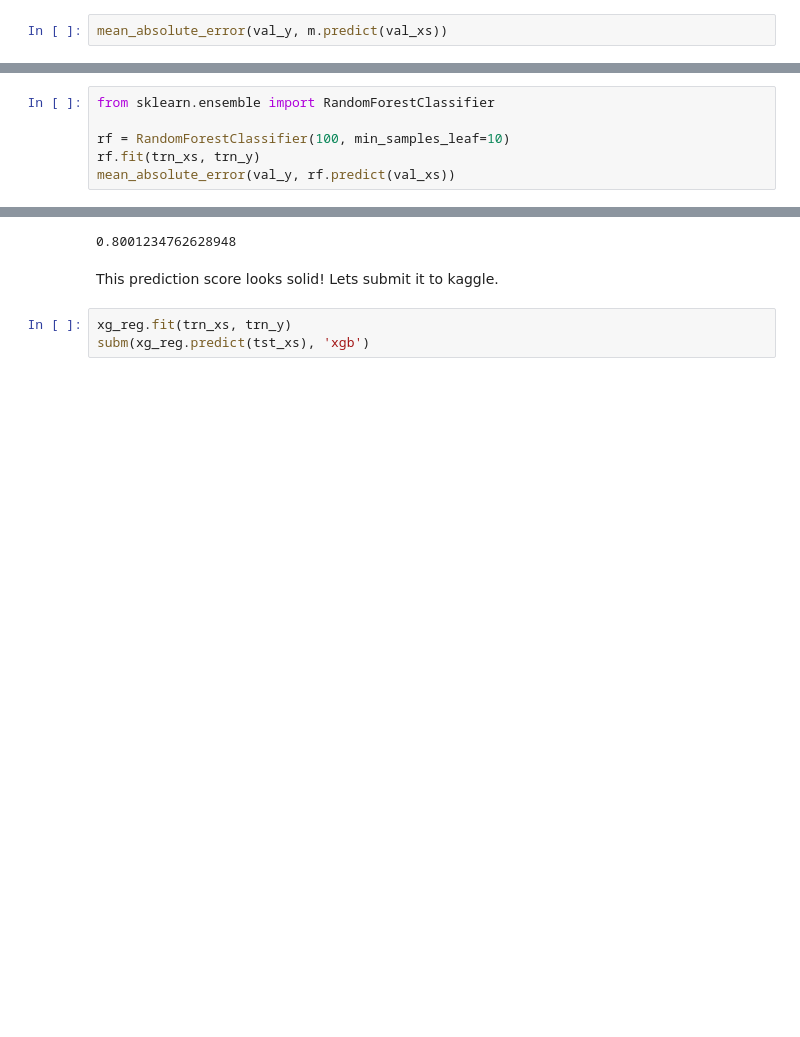
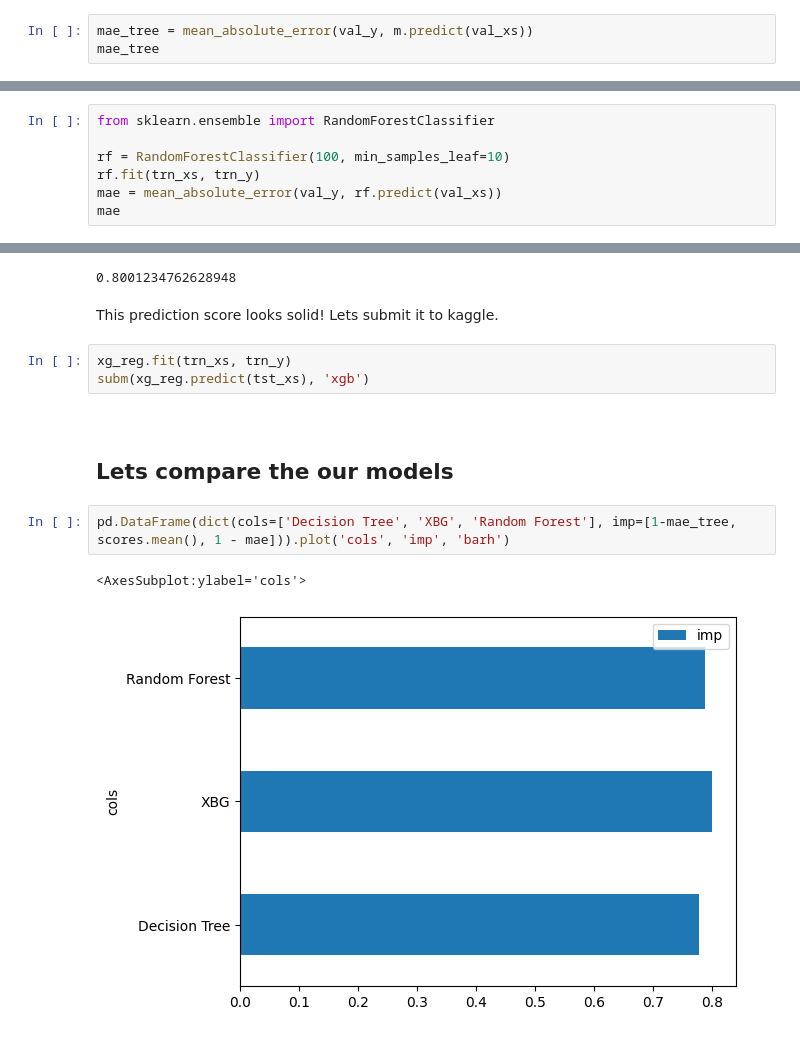
Before and after one commit to Meta-Sean/anything, a Jupyter notebook: _notebooks/2022-09-09-eda-random-forest-xbg-oh-my.ipynb, the cells around one changed output, grey strips where cells are left out. Cells and saved outputs as stored; diff of their text form; blank space fills up the shorter version.

Commit message:
added table of content and results bar graph

```diff
--- a/_notebooks/2022-09-09-eda-random-forest-xbg-oh-my.ipynb
+++ b/_notebooks/2022-09-09-eda-random-forest-xbg-oh-my.ipynb
@@ -261,5 +272,6 @@ gini(df.CryoSleep==0), gini(df.CryoSleep==1)
 # %% [output]
 (0.4455780020566211, 0.2982818967776309)
 # %%
-mean_absolute_error(val_y, m.predict(val_xs))
+mae_tree = mean_absolute_error(val_y, m.predict(val_xs))
+mae_tree
 # %% [output]
@@ -311,5 +324,6 @@ from sklearn.ensemble import RandomForestClassifier
 
 rf = RandomForestClassifier(100, min_samples_leaf=10)
 rf.fit(trn_xs, trn_y)
-mean_absolute_error(val_y, rf.predict(val_xs))
+mae = mean_absolute_error(val_y, rf.predict(val_xs))
+mae
 # %% [output]
@@ -343,3 +358,11 @@ This prediction score looks solid! Lets submit it to kaggle.
 # %%
 xg_reg.fit(trn_xs, trn_y)
 subm(xg_reg.predict(tst_xs), 'xgb')
+# %% [markdown]
+<a id="6"></a> <br>
+## Lets compare the our models
+# %%
+pd.DataFrame(dict(cols=['Decision Tree', 'XBG', 'Random Forest'], imp=[1-mae_tree, scores.mean(), 1 - mae])).plot('cols', 'imp', 'barh')
+# %% [output]
+<AxesSubplot:ylabel='cols'>
+[figure, added]
```
Also changed, not shown: parts of 8 cells of this notebook, 3 other files.
